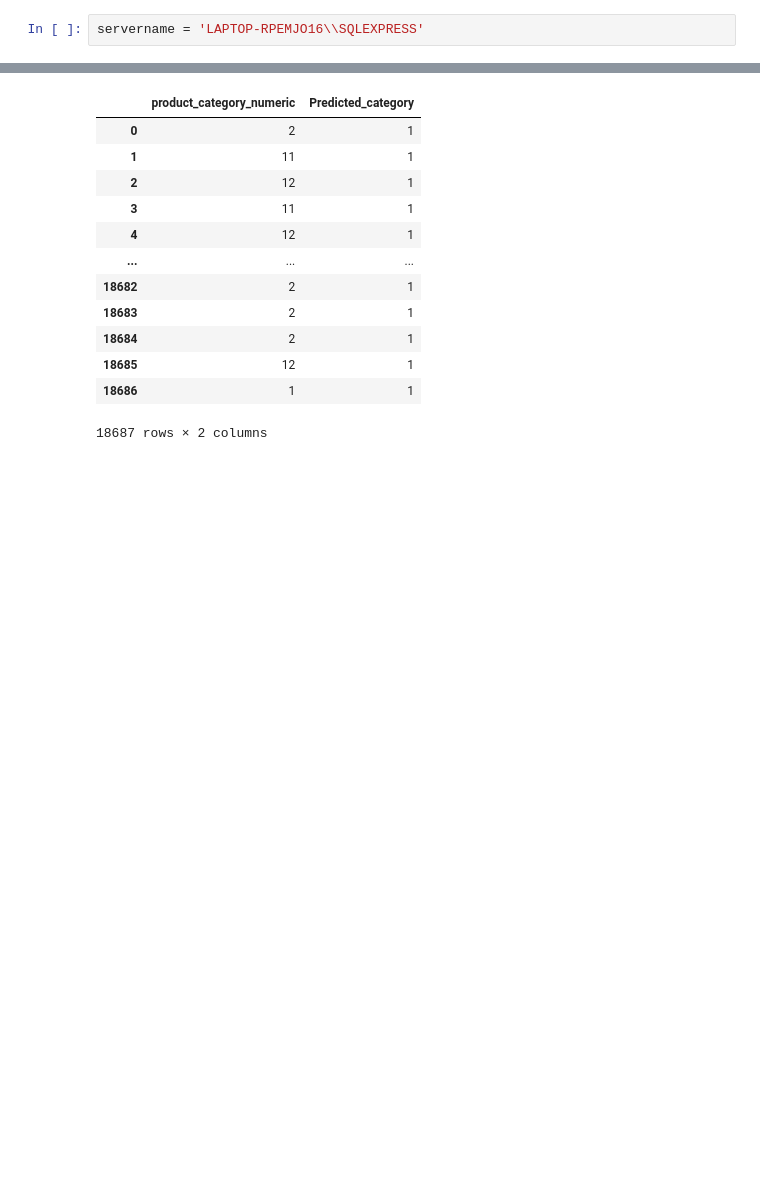
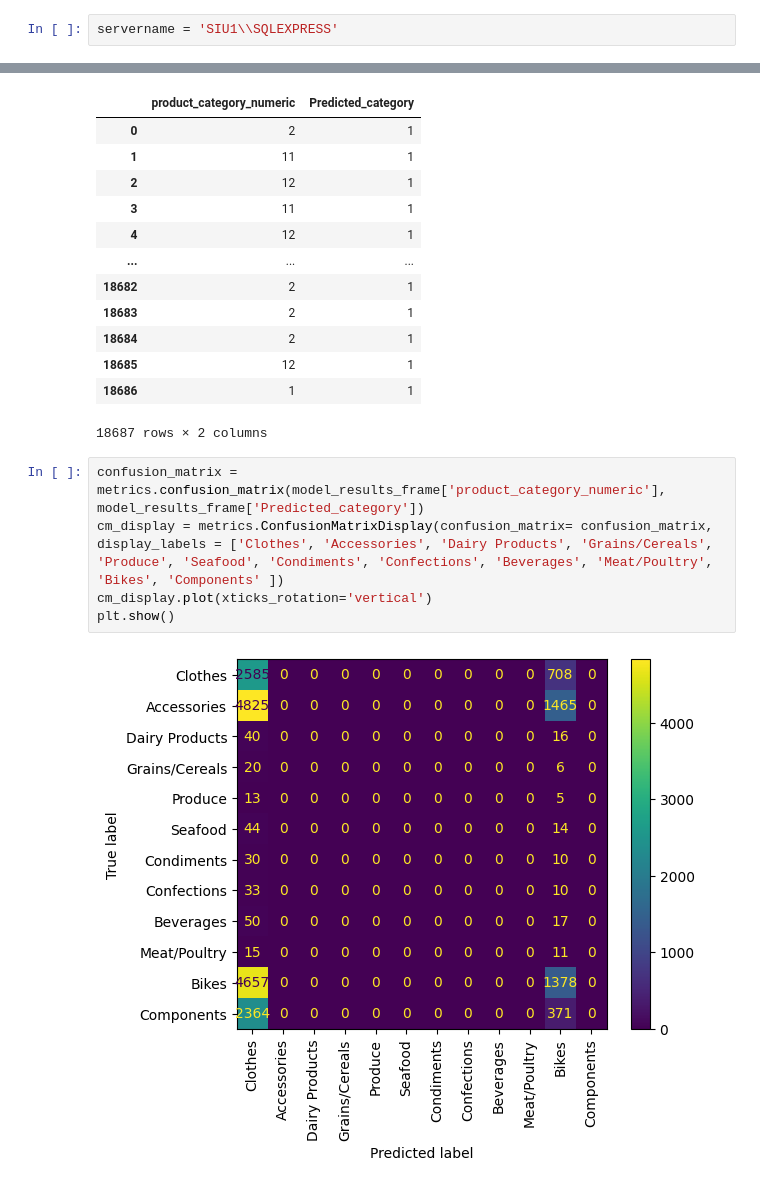
Before and after one commit to JordiPan/United-Outdoors, a Jupyter notebook: python/ML/classificatie.ipynb, the cells around one changed output, grey strips where cells are left out. Drawn from its saved outputs; the diff is of its cells as text; blank space fills up the shorter version.

```diff
--- a/python/ML/classificatie.ipynb
+++ b/python/ML/classificatie.ipynb
@@ -11,7 +11,7 @@ from sklearn import tree
 from sklearn import metrics
 from sklearn.tree import DecisionTreeClassifier
 # %%
-servername = 'LAPTOP-RPEMJO16\\SQLEXPRESS'
+servername = 'SIU1\\SQLEXPRESS'
 # %%
 conn = pyodbc.connect('DRIVER={SQL SERVER};SERVER='+servername+';DATABASE=UnitedOutdoors; Trusted_Connection=yes')
 # %%
@@ -180,3 +180,10 @@ model_results_frame
 | 18685 | 12 | 1 |
 | 18686 | 1 | 1 |
 18687 rows × 2 columns
+# %%
+confusion_matrix = metrics.confusion_matrix(model_results_frame['product_category_numeric'], model_results_frame['Predicted_category'])
+cm_display = metrics.ConfusionMatrixDisplay(confusion_matrix= confusion_matrix, display_labels = ['Clothes', 'Accessories', 'Dairy Products', 'Grains/Cereals', 'Produce', 'Seafood', 'Condiments', 'Confections', 'Beverages', 'Meat/Poultry', 'Bikes', 'Components' ])
+cm_display.plot(xticks_rotation='vertical')
+plt.show()
+# %% [output]
+[figure, added]
```
Also changed, not shown: 2 other files.
